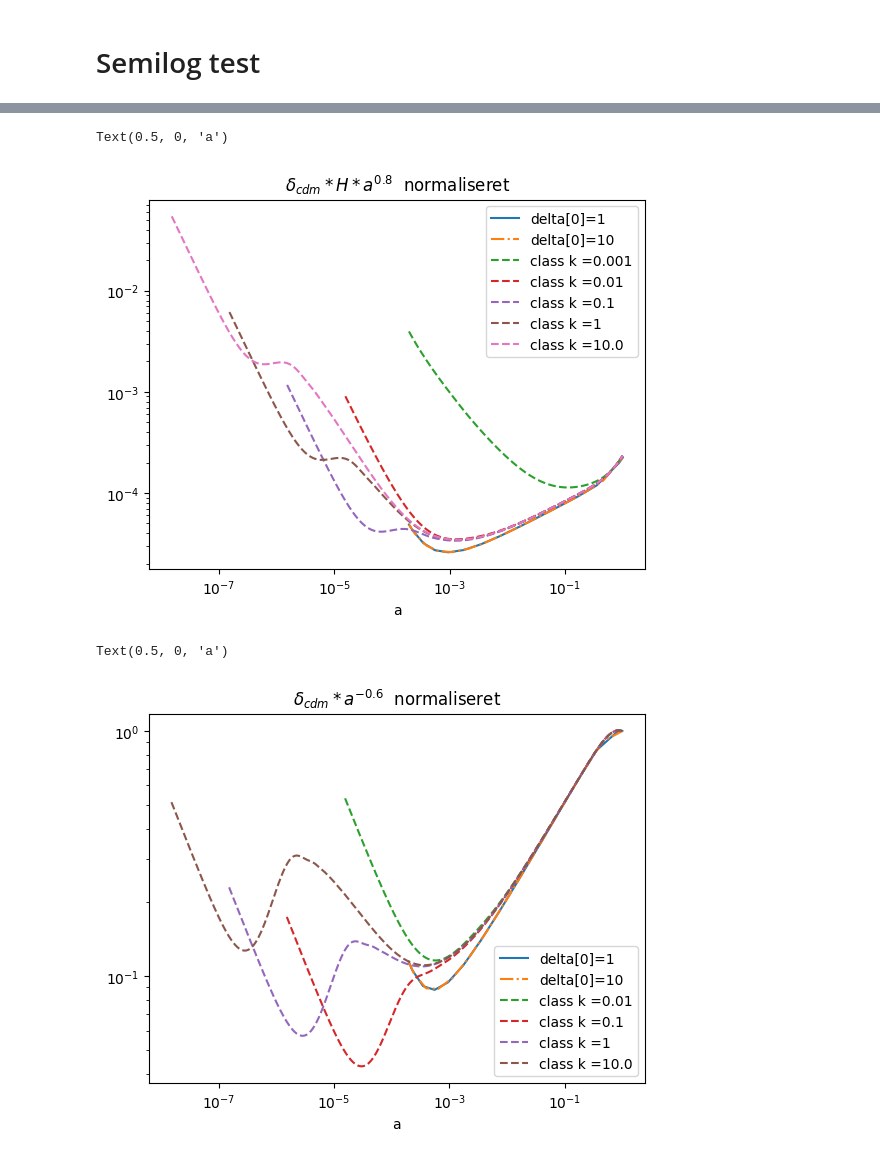
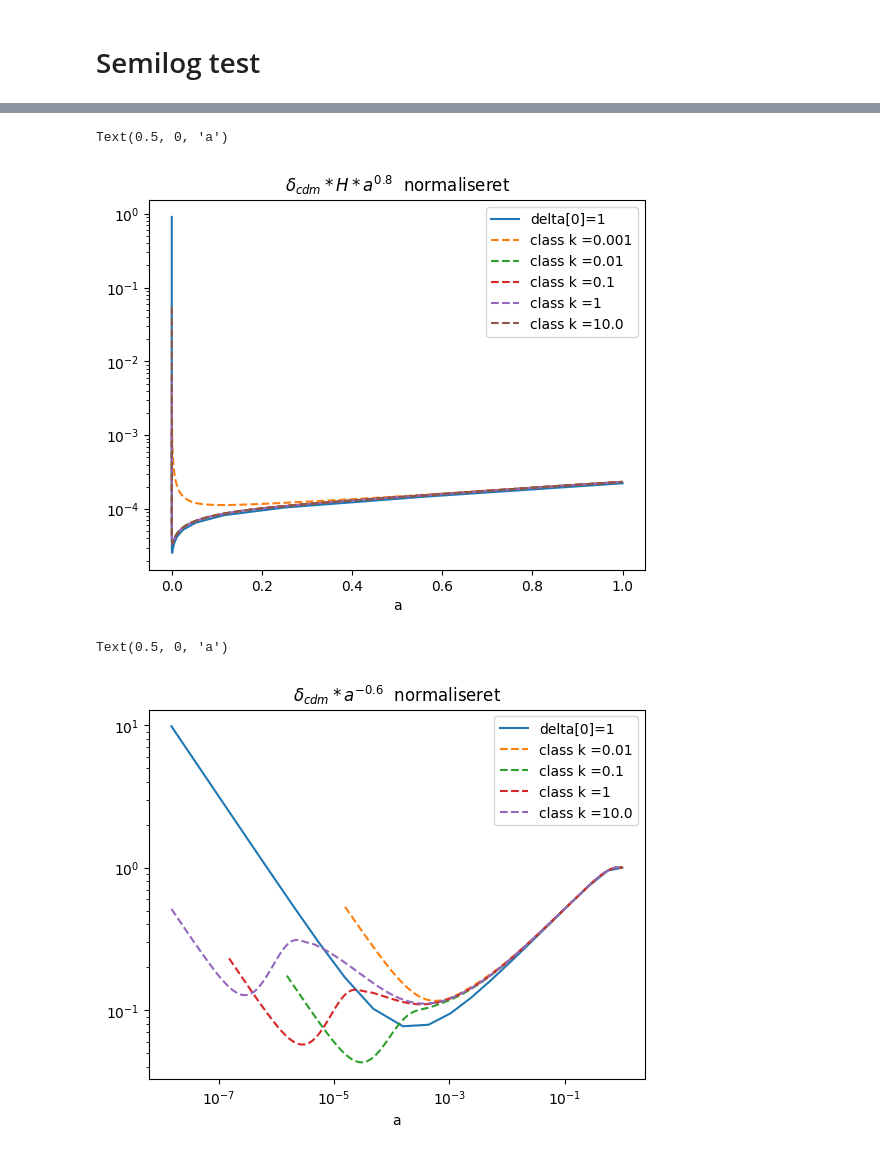
Before and after one commit to eriksteenberg/Power-spectrum-Test, a Jupyter notebook: simulering af cdm uden cs .ipynb, the cells around one changed output, grey strips where cells are left out. Cells and saved outputs as stored; diff of their text form; code cells hidden in the pictures.

```diff
--- a/simulering af cdm uden cs .ipynb
+++ b/simulering af cdm uden cs .ipynb
@@ -49,6 +49,9 @@ $0 + \mathcal{H}\dot{D} - \frac{3}{2}\frac{{H_0}^2\Omega_m}{a}D=0$
 $ \mathcal{H}\dot{D} = \frac{3}{2}\frac{{H_0}^2\Omega_m}{a}D$
 
 $ \dot{D} = \frac{3}{2}\frac{{H_0}^2\Omega_m}{a\mathcal{H}}D$
+# %%
+z = bg["z"]
+a = 1/(z+1)
 # %%
 ###########################################
 ### her regner jeg min version af delta ###
@@ -316,15 +310,15 @@ Text(0.5, 0, 'a')
 n = 0.4
 m = 0
 plt.figure(3)
-
-plt.loglog(a2,np.abs(sol2.y[1])/np.abs(sol2.y[1])[-1]/(a2**n+a2**m),label="delta[0]=1") #/np.abs(sol.y[1][-1]))
-plt.loglog(a1,np.abs(sol1.y[1])/np.abs(sol1.y[1])[-1]/(a1**n+a1**m),"-.",label="delta[0]=10") #/np.abs(sol.y[1][-1]))
+#plt.
+plt.semilogx(a2,np.abs(sol2.y[1])/np.abs(sol2.y[1])[-1]/(a2**n+a2**m),label="delta[0]=1") #/np.abs(sol.y[1][-1]))
+plt.semilogx(a1,np.abs(sol1.y[1])/np.abs(sol1.y[1])[-1]/(a1**n+a1**m),"-.",label="delta[0]=10") #/np.abs(sol.y[1][-1]))
 
 plt.title(r"$\delta_{cdm}\cdot a ^{-%s}$  normaliseret" % (n))
 for i,k in enumerate(kvec):
     #pass
     a_k = pts[i]["a"]
-    plt.loglog(a_k,pts[i]["delta_cdm"]/pts[i]["delta_cdm"][-1]/(a_k**n+ a_k**m),"--",label="class k ="+str(kvec[i]))
+    plt.semilogx(a_k,pts[i]["delta_cdm"]/pts[i]["delta_cdm"][-1]/(a_k**n+ a_k**m),"--",label="class k ="+str(kvec[i]))
 plt.legend()
 plt.xlabel("a")
 # %% [output]
@@ -347,36 +341,36 @@ a2 = sol2.y[0]
 a1 = sol1.y[0]
 
 
-plt.loglog(a2,np.abs(sol2.y[1])/np.abs(sol2.y[1])[-1]*H(a2)*a2**n,label="delta[0]=1") #/np.abs(sol.y[1][-1]))
-plt.loglog(a1,np.abs(sol1.y[1])/np.abs(sol1.y[1])[-1]*H(a1)*a1**n,"-.",label="delta[0]=10") #/np.abs(sol.y[1][-1]))
+plt.semilogy(a2,np.abs(sol2.y[1])/np.abs(sol2.y[1])[-1]*H(a2)*a2**n,label="delta[0]=1") #/np.abs(sol.y[1][-1]))
+#plt.semilogx(a1,np.abs(sol1.y[1])/np.abs(sol1.y[1])[-1]*H(a1)*a1**n,"-.",label="delta[0]=10") #/np.abs(sol.y[1][-1]))
 
 plt.title(r"$\delta_{cdm}*H*a^{%s}$  normaliseret" % n )
 for i,k in enumerate(kvec):
     #pass
     a_u = pts[i]["a"]
-    plt.plot(a_u,pts[i]["delta_cdm"]/pts[i]["delta_cdm"][-1]* Hz[i]*a_u**n,"--",label="class k ="+str(kvec[i]))
+    plt.semilogy(a_u,pts[i]["delta_cdm"]/pts[i]["delta_cdm"][-1]* Hz[i]*a_u**n,"--",label="class k ="+str(kvec[i]))
 plt.legend()
 plt.xlabel("a")
 # %% [output]
 Text(0.5, 0, 'a')
-[figure, old version]
+[figure, new version]
 # %%
 n = -0.6
 
 plt.figure(2)
-
-plt.loglog(a2,np.abs(sol2.y[1])/np.abs(sol2.y[1])[-1]*a2**n,label="delta[0]=1") #/np.abs(sol.y[1][-1]))
-plt.loglog(a1,np.abs(sol1.y[1])/np.abs(sol1.y[1])[-1]*a1**n,"-.",label="delta[0]=10") #/np.abs(sol.y[1][-1]))
+num = np.abs(sol2.y[1])[-1]
+plt.loglog(a2,np.abs(sol2.y[1])/num*a2**n,label="delta[0]=1") #/np.abs(sol.y[1][-1]))
+#plt.loglog(a1,np.abs(sol1.y[1])/num*a1**n,"-.",label="delta[0]=10") #/np.abs(sol.y[1][-1]))
 
 plt.title(r"$\delta_{cdm}*a^{%s}$  normaliseret" % n )
 for i,k in enumerate(kvec):
     #pass
     if k == 0.001:
         continue
     a_u = pts[i]["a"]
     plt.plot(a_u,pts[i]["delta_cdm"]/pts[i]["delta_cdm"][-1]*a_u**n,"--",label="class k ="+str(kvec[i]))
 plt.legend()
 plt.xlabel("a")
 # %% [output]
 Text(0.5, 0, 'a')
-[figure, old version]
+[figure, new version]
```
Also changed, not shown: parts of 10 cells of this notebook, 5 other files.
